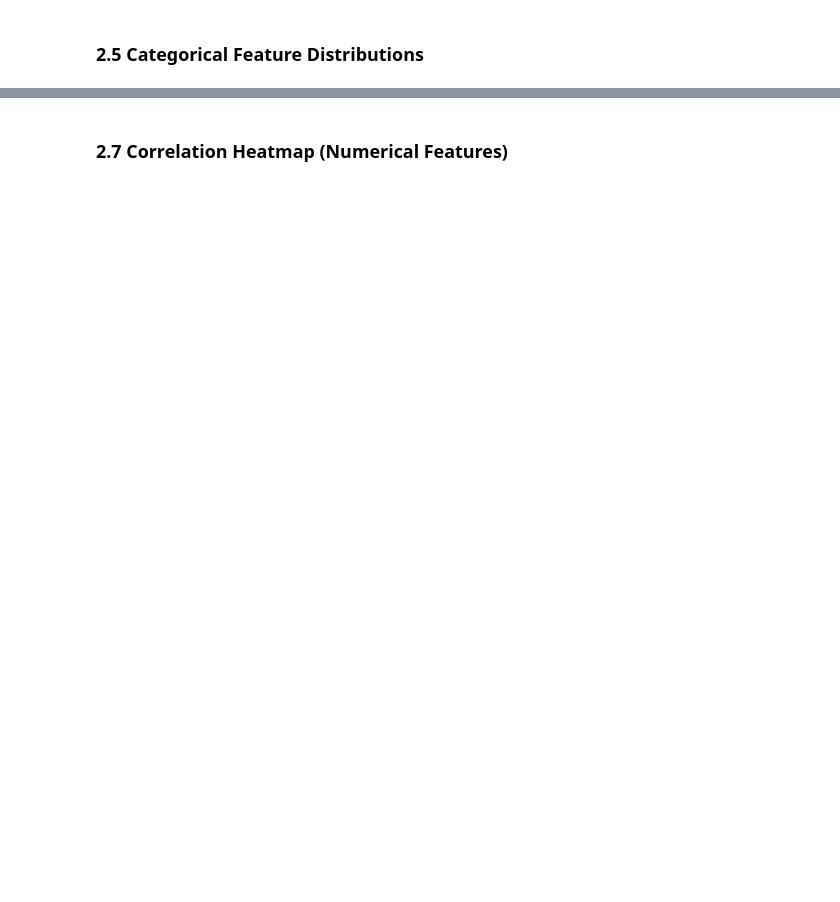
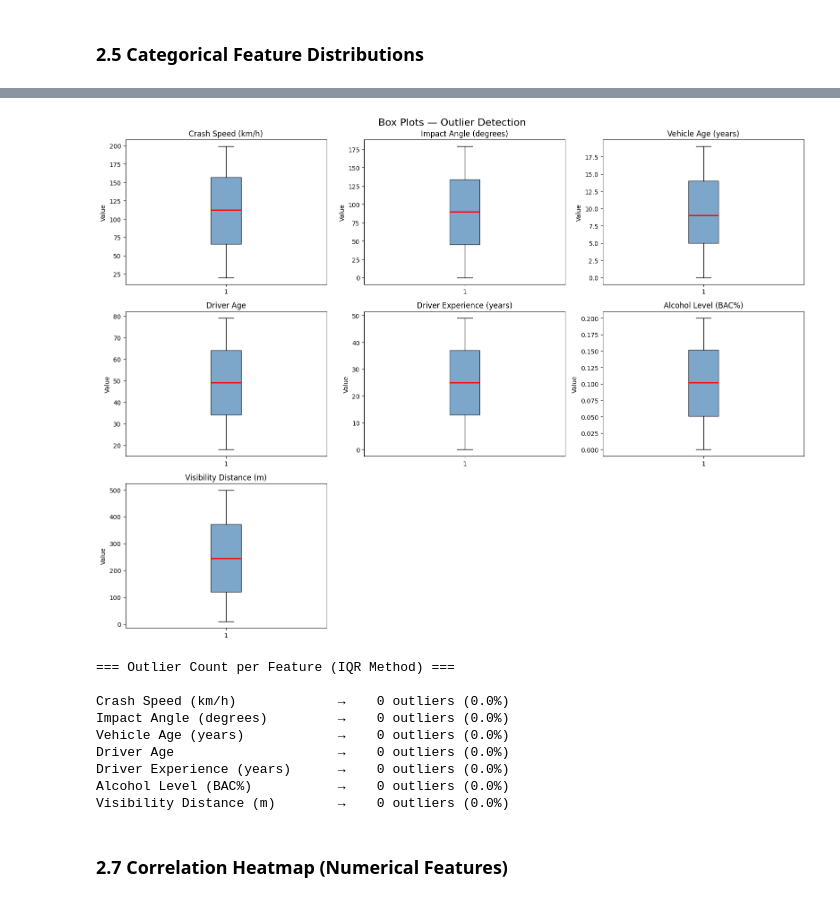
Before and after one commit to GannaReda/ML-55-20722, a Jupyter notebook: car_crash_severity_prediction.ipynb, the cells around one changed output, grey strips where cells are left out. Drawn from its saved outputs; the diff is of its cells as text; code cells hidden in the pictures; blank space fills up the shorter version.

```diff
--- a/car_crash_severity_prediction.ipynb
+++ b/car_crash_severity_prediction.ipynb
@@ -210,3 +344,70 @@ plt.show()
+# %%
+# ── Outlier Detection
+
+numerical_cols = ['Crash Speed (km/h)', 'Impact Angle (degrees)', 'Vehicle Age (years)',
+                  'Driver Age', 'Driver Experience (years)', 'Alcohol Level (BAC%)',
+                  'Visibility Distance (m)']
+
+# ── 1. Box Plots
+fig, axes = plt.subplots(3, 3, figsize=(16, 12))
+axes = axes.flatten()
+
+for i, col in enumerate(numerical_cols):
+    axes[i].boxplot(train_df[col].dropna(), patch_artist=True,
+                    boxprops=dict(facecolor='steelblue', alpha=0.7),
+                    medianprops=dict(color='red', linewidth=2))
+    axes[i].set_title(col)
+    axes[i].set_ylabel('Value')
+
+for j in range(i+1, len(axes)):
+    axes[j].set_visible(False)
+
+plt.suptitle('Box Plots — Outlier Detection', fontsize=16)
+plt.tight_layout()
+plt.show()
+
+# ── 2. IQR Method — Count Outliers Per Feature
+print("=== Outlier Count per Feature (IQR Method) ===\n")
+
+outlier_summary = []
+
+for col in numerical_cols:
+    Q1  = train_df[col].quantile(0.25)
+    Q3  = train_df[col].quantile(0.75)
+    IQR = Q3 - Q1
+
+    lower_bound = Q1 - 1.5 * IQR
+    upper_bound = Q3 + 1.5 * IQR
+
+    outliers = train_df[(train_df[col] < lower_bound) | (train_df[col] > upper_bound)]
+    n_outliers = len(outliers)
+    pct = round(n_outliers / len(train_df) * 100, 2)
+
+    outlier_summary.append({
+        'Feature'    : col,
+        'Q1'         : round(Q1, 3),
+        'Q3'         : round(Q3, 3),
+        'IQR'        : round(IQR, 3),
+        'Lower Bound': round(lower_bound, 3),
+        'Upper Bound': round(upper_bound, 3),
+        'N Outliers' : n_outliers,
+        'Outlier %'  : pct
+    })
+
+    print(f"{col:30s} → {n_outliers:4d} outliers ({pct}%)")
+
+outlier_df = pd.DataFrame(outlier_summary)
+# %% [output]
+[figure, added]
+=== Outlier Count per Feature (IQR Method) ===
+
+Crash Speed (km/h)             →    0 outliers (0.0%)
+Impact Angle (degrees)         →    0 outliers (0.0%)
+Vehicle Age (years)            →    0 outliers (0.0%)
+Driver Age                     →    0 outliers (0.0%)
+Driver Experience (years)      →    0 outliers (0.0%)
+Alcohol Level (BAC%)           →    0 outliers (0.0%)
+Visibility Distance (m)        →    0 outliers (0.0%)
 # %% [markdown]
 ### 2.7 Correlation Heatmap (Numerical Features)
 # %%
```
Also changed, not shown: parts of 20 cells of this notebook.
